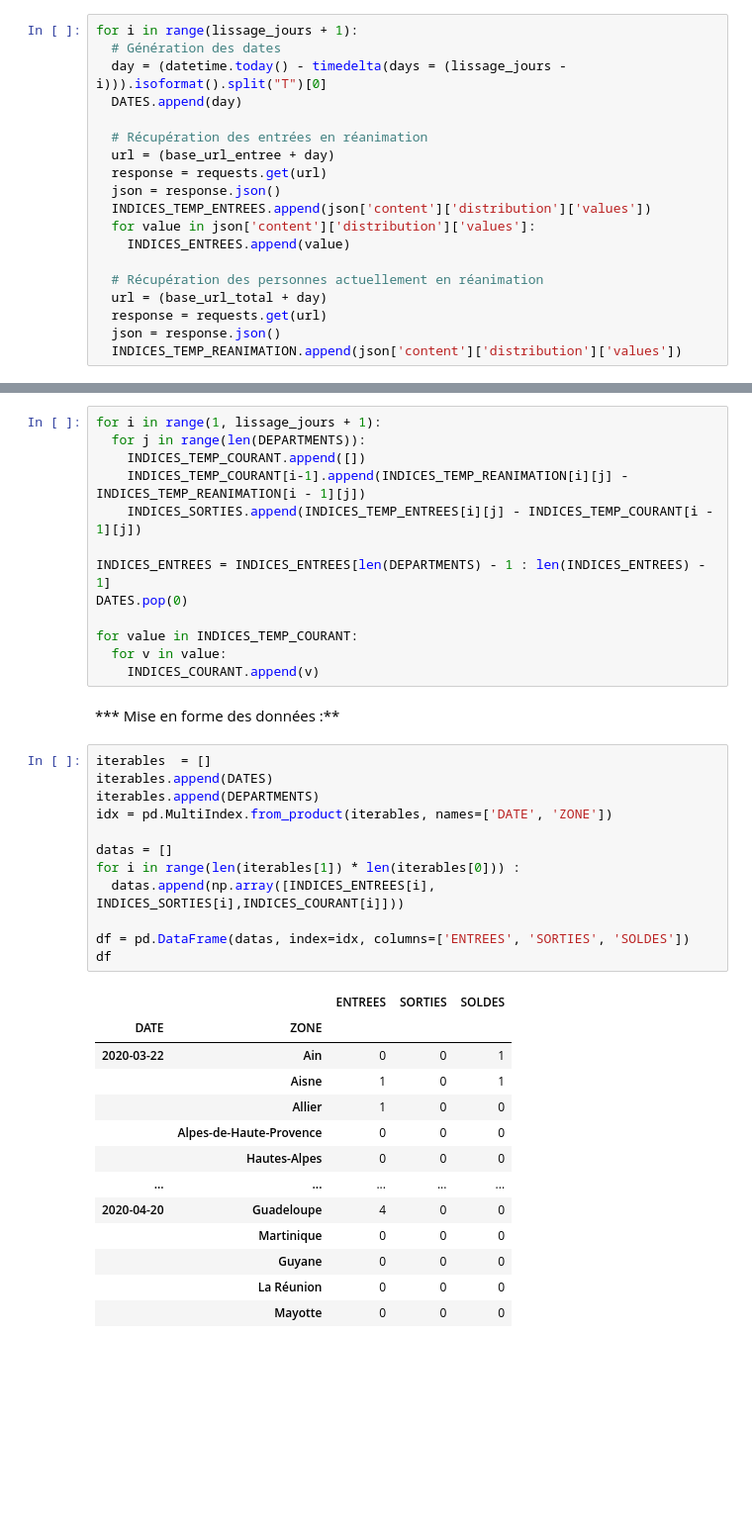
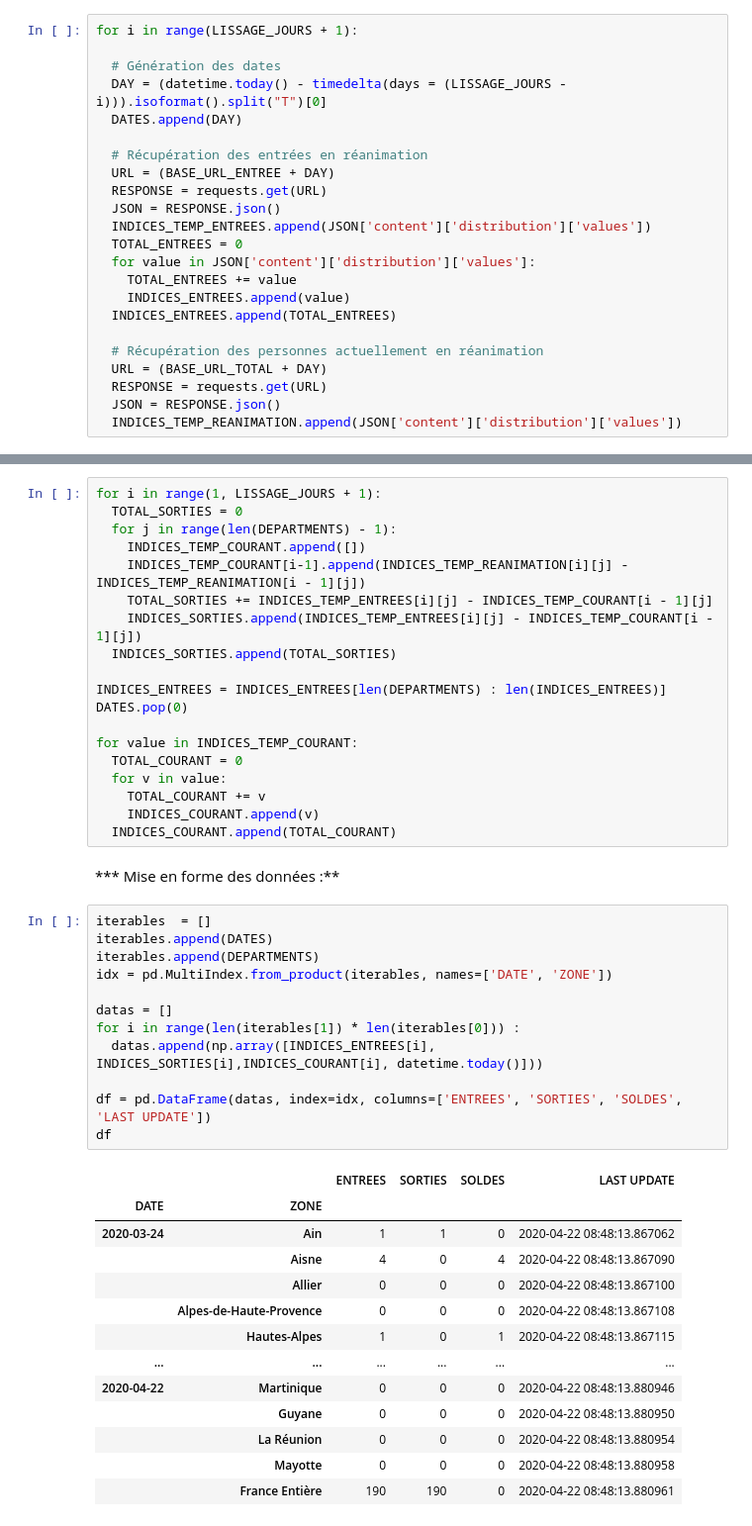
Before and after one commit to CashStory/training-datamining-mds, a Jupyter notebook: Nouvelles_entrées_et_sorties_des_services_de_réanimation.ipynb, the cells around one changed output, grey strips where cells are left out. Shown at 99% size. Saved outputs shown, nothing was run; the diff lists cells and outputs as text; blank space fills up the shorter version.

```diff
--- a/Nouvelles_entrées_et_sorties_des_services_de_réanimation.ipynb
+++ b/Nouvelles_entrées_et_sorties_des_services_de_réanimation.ipynb
@@ -46,64 +46,74 @@ INDICES_SORTIES = []
 # %% [markdown]
 *** Récupération des données :**
 # %%
-for i in range(lissage_jours + 1):
+for i in range(LISSAGE_JOURS + 1):
+
   # Génération des dates
-  day = (datetime.today() - timedelta(days = (lissage_jours - i))).isoformat().split("T")[0]
-  DATES.append(day)
+  DAY = (datetime.today() - timedelta(days = (LISSAGE_JOURS - i))).isoformat().split("T")[0]
+  DATES.append(DAY)
 
   # Récupération des entrées en réanimation
-  url = (base_url_entree + day)
-  response = requests.get(url)
-  json = response.json()
-  INDICES_TEMP_ENTREES.append(json['content']['distribution']['values'])
-  for value in json['content']['distribution']['values']:
+  URL = (BASE_URL_ENTREE + DAY)
+  RESPONSE = requests.get(URL)
+  JSON = RESPONSE.json()
+  INDICES_TEMP_ENTREES.append(JSON['content']['distribution']['values'])
+  TOTAL_ENTREES = 0
+  for value in JSON['content']['distribution']['values']:
+    TOTAL_ENTREES += value
     INDICES_ENTREES.append(value)
+  INDICES_ENTREES.append(TOTAL_ENTREES)
 
   # Récupération des personnes actuellement en réanimation
-  url = (base_url_total + day)
-  response = requests.get(url)
-  json = response.json()
-  INDICES_TEMP_REANIMATION.append(json['content']['distribution']['values'])
+  URL = (BASE_URL_TOTAL + DAY)
+  RESPONSE = requests.get(URL)
+  JSON = RESPONSE.json()
+  INDICES_TEMP_REANIMATION.append(JSON['content']['distribution']['values'])
 # %% [markdown]
 *** Calcul des données :**
 # %%
-for i in range(1, lissage_jours + 1):
-  for j in range(len(DEPARTMENTS)):
+for i in range(1, LISSAGE_JOURS + 1):
+  TOTAL_SORTIES = 0
+  for j in range(len(DEPARTMENTS) - 1):
     INDICES_TEMP_COURANT.append([])
     INDICES_TEMP_COURANT[i-1].append(INDICES_TEMP_REANIMATION[i][j] - INDICES_TEMP_REANIMATION[i - 1][j])
+    TOTAL_SORTIES += INDICES_TEMP_ENTREES[i][j] - INDICES_TEMP_COURANT[i - 1][j]
     INDICES_SORTIES.append(INDICES_TEMP_ENTREES[i][j] - INDICES_TEMP_COURANT[i - 1][j])
+  INDICES_SORTIES.append(TOTAL_SORTIES)
 
-INDICES_ENTREES = INDICES_ENTREES[len(DEPARTMENTS) - 1 : len(INDICES_ENTREES) - 1]
+INDICES_ENTREES = INDICES_ENTREES[len(DEPARTMENTS) : len(INDICES_ENTREES)]
 DATES.pop(0)
 
 for value in INDICES_TEMP_COURANT:
+  TOTAL_COURANT = 0
   for v in value:
+    TOTAL_COURANT += v
     INDICES_COURANT.append(v)
+  INDICES_COURANT.append(TOTAL_COURANT)
 # %% [markdown]
 *** Mise en forme des données :**
 # %%
 iterables  = []
 iterables.append(DATES)
 iterables.append(DEPARTMENTS)
 idx = pd.MultiIndex.from_product(iterables, names=['DATE', 'ZONE'])
 
 datas = []
 for i in range(len(iterables[1]) * len(iterables[0])) :
-  datas.append(np.array([INDICES_ENTREES[i], INDICES_SORTIES[i],INDICES_COURANT[i]]))
+  datas.append(np.array([INDICES_ENTREES[i], INDICES_SORTIES[i],INDICES_COURANT[i], datetime.today()]))
 
-df = pd.DataFrame(datas, index=idx, columns=['ENTREES', 'SORTIES', 'SOLDES'])
+df = pd.DataFrame(datas, index=idx, columns=['ENTREES', 'SORTIES', 'SOLDES', 'LAST UPDATE'])
 df
 # %% [output]
-|  |  | ENTREES | SORTIES | SOLDES |
-| DATE | ZONE |  |  |  |
-| 2020-03-22 | Ain | 0 | 0 | 1 |
-|  | Aisne | 1 | 0 | 1 |
-|  | Allier | 1 | 0 | 0 |
-|  | Alpes-de-Haute-Provence | 0 | 0 | 0 |
-|  | Hautes-Alpes | 0 | 0 | 0 |
-| ... | ... | ... | ... | ... |
-| 2020-04-20 | Guadeloupe | 4 | 0 | 0 |
-|  | Martinique | 0 | 0 | 0 |
-|  | Guyane | 0 | 0 | 0 |
-|  | La Réunion | 0 | 0 | 0 |
-|  | Mayotte | 0 | 0 | 0 |
+|  |  | ENTREES | SORTIES | SOLDES | LAST UPDATE |
+| DATE | ZONE |  |  |  |  |
+| 2020-03-24 | Ain | 1 | 1 | 0 | 2020-04-22 08:48:13.867062 |
+|  | Aisne | 4 | 0 | 4 | 2020-04-22 08:48:13.867090 |
+|  | Allier | 0 | 0 | 0 | 2020-04-22 08:48:13.867100 |
+|  | Alpes-de-Haute-Provence | 0 | 0 | 0 | 2020-04-22 08:48:13.867108 |
+|  | Hautes-Alpes | 1 | 0 | 1 | 2020-04-22 08:48:13.867115 |
+| ... | ... | ... | ... | ... | ... |
+| 2020-04-22 | Martinique | 0 | 0 | 0 | 2020-04-22 08:48:13.880946 |
+|  | Guyane | 0 | 0 | 0 | 2020-04-22 08:48:13.880950 |
+|  | La Réunion | 0 | 0 | 0 | 2020-04-22 08:48:13.880954 |
+|  | Mayotte | 0 | 0 | 0 | 2020-04-22 08:48:13.880958 |
+|  | France Entière | 190 | 190 | 0 | 2020-04-22 08:48:13.880961 |
```
Also changed, not shown: parts of 9 cells of this notebook.
